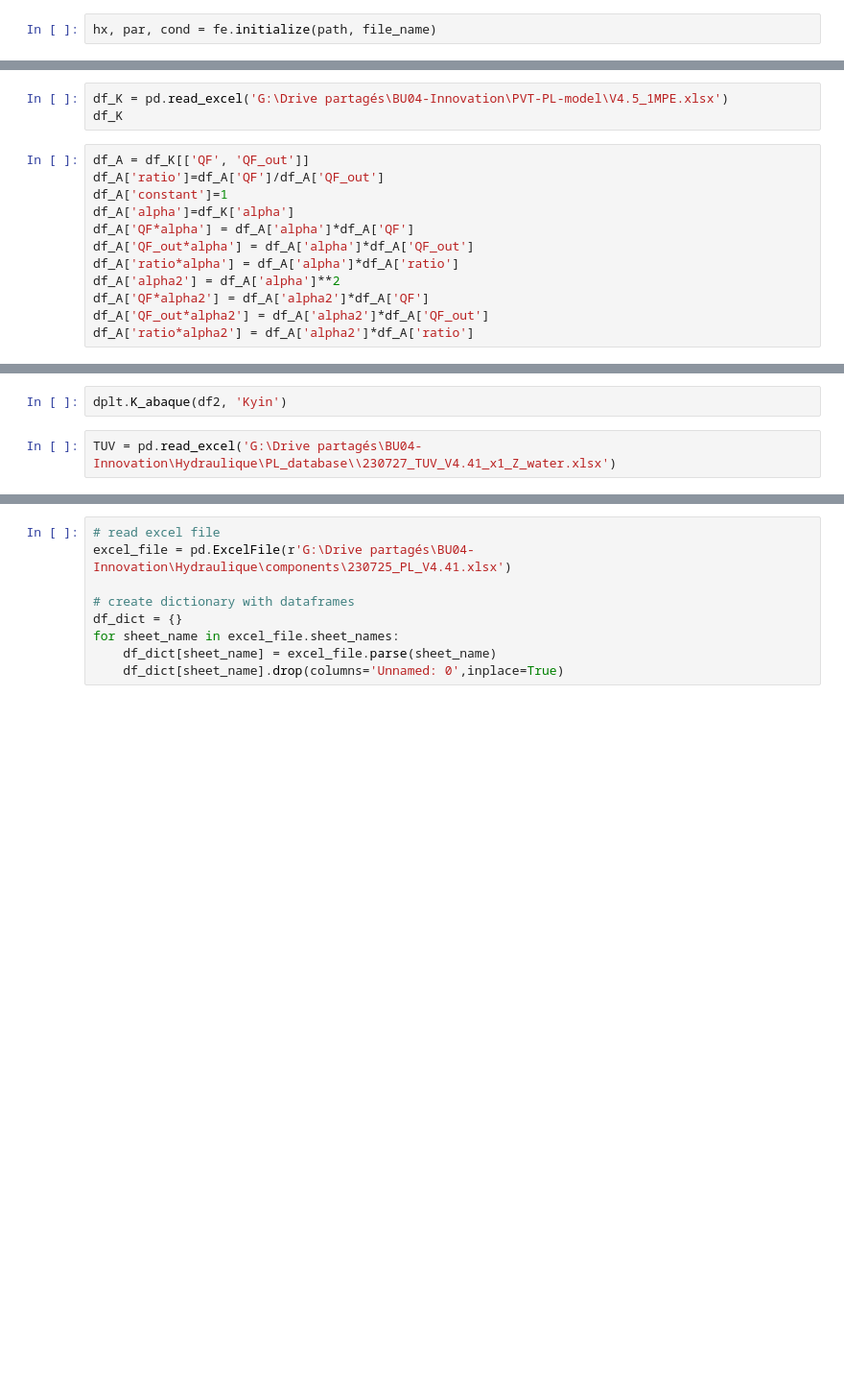
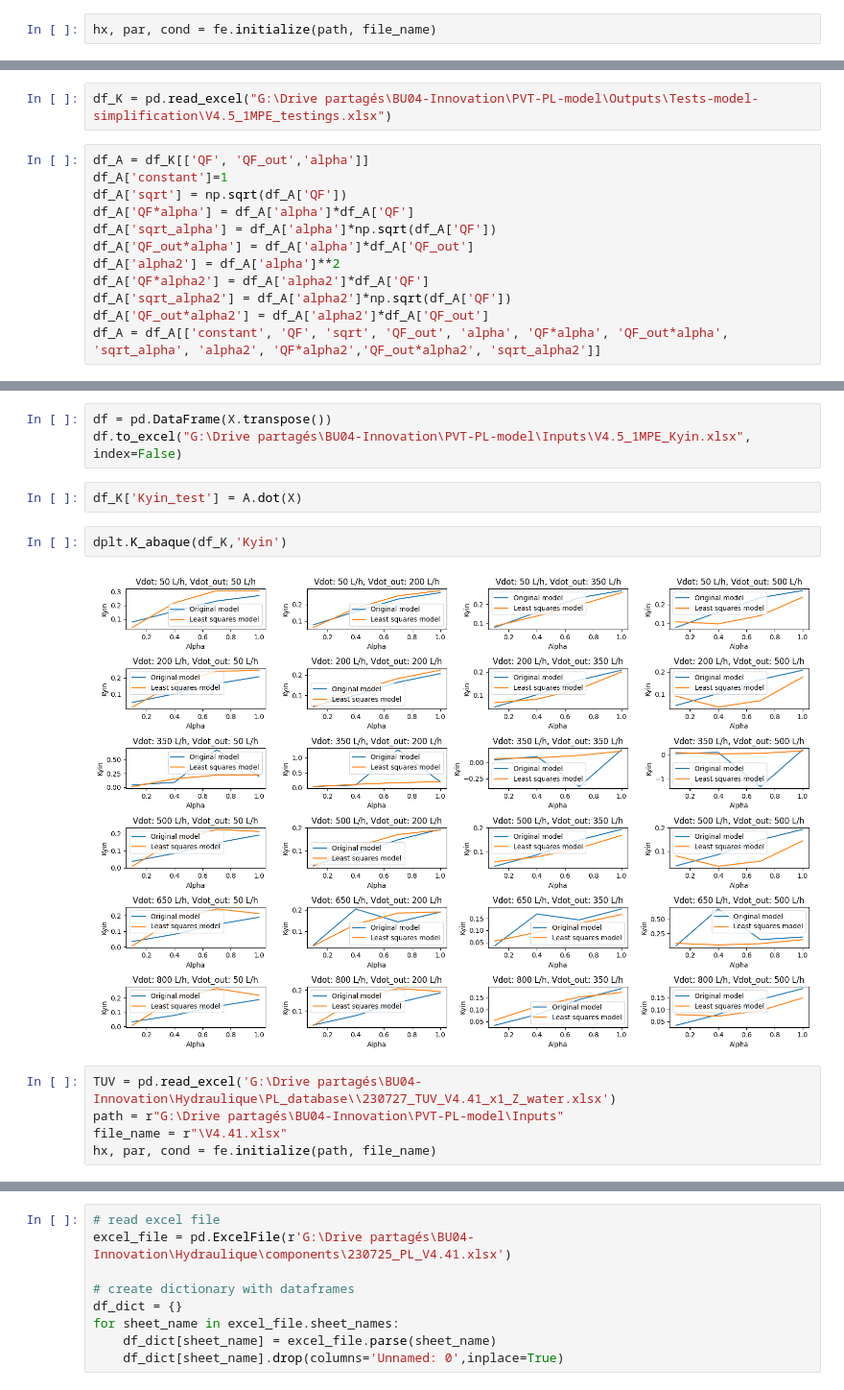
Before and after one commit to valentindelachaux/parallel-flow-distribution-pressure-loss, a Jupyter notebook: main.ipynb, the cells around one changed output, grey strips where cells are left out. Shown at 96% size. Drawn from its saved outputs; the diff is of its cells as text; blank space fills up the shorter version.

```diff
--- a/main.ipynb
+++ b/main.ipynb
@@ -51,15 +186,14 @@ df = fe.testing_series(r"G:\Drive partagés\BU04-Innovation\PVT-PL-model\V4.5_1M
 # %%
-df_K = pd.read_excel('G:\Drive partagés\BU04-Innovation\PVT-PL-model\V4.5_1MPE.xlsx')
-df_K
+df_K = pd.read_excel("G:\Drive partagés\BU04-Innovation\PVT-PL-model\Outputs\Tests-model-simplification\V4.5_1MPE_testings.xlsx")
 # %%
-df_A = df_K[['QF', 'QF_out']]
-df_A['ratio']=df_A['QF']/df_A['QF_out']
+df_A = df_K[['QF', 'QF_out','alpha']]
 df_A['constant']=1
-df_A['alpha']=df_K['alpha']
+df_A['sqrt'] = np.sqrt(df_A['QF'])
 df_A['QF*alpha'] = df_A['alpha']*df_A['QF']
+df_A['sqrt_alpha'] = df_A['alpha']*np.sqrt(df_A['QF'])
 df_A['QF_out*alpha'] = df_A['alpha']*df_A['QF_out']
-df_A['ratio*alpha'] = df_A['alpha']*df_A['ratio']
 df_A['alpha2'] = df_A['alpha']**2
 df_A['QF*alpha2'] = df_A['alpha2']*df_A['QF']
+df_A['sqrt_alpha2'] = df_A['alpha2']*np.sqrt(df_A['QF'])
 df_A['QF_out*alpha2'] = df_A['alpha2']*df_A['QF_out']
-df_A['ratio*alpha2'] = df_A['alpha2']*df_A['ratio']
+df_A = df_A[['constant', 'QF', 'sqrt', 'QF_out', 'alpha', 'QF*alpha', 'QF_out*alpha', 'sqrt_alpha', 'alpha2', 'QF*alpha2','QF_out*alpha2', 'sqrt_alpha2']]
@@ -73,4 +224,14 @@ np.abs(err.round()).mean()
+# %%
+df = pd.DataFrame(X.transpose())
+df.to_excel("G:\Drive partagés\BU04-Innovation\PVT-PL-model\Inputs\V4.5_1MPE_Kyin.xlsx", index=False)
+# %%
+df_K['Kyin_test'] = A.dot(X)
 # %%
-dplt.K_abaque(df2, 'Kyin')
+dplt.K_abaque(df_K,'Kyin')
+# %% [output]
+[figure, added]
 # %%
 TUV = pd.read_excel('G:\Drive partagés\BU04-Innovation\Hydraulique\PL_database\\230727_TUV_V4.41_x1_Z_water.xlsx')
+path = r"G:\Drive partagés\BU04-Innovation\PVT-PL-model\Inputs"
+file_name = r"\V4.41.xlsx"
+hx, par, cond = fe.initialize(path, file_name)
```
Also changed, not shown: parts of 21 cells of this notebook, 4 other files.
